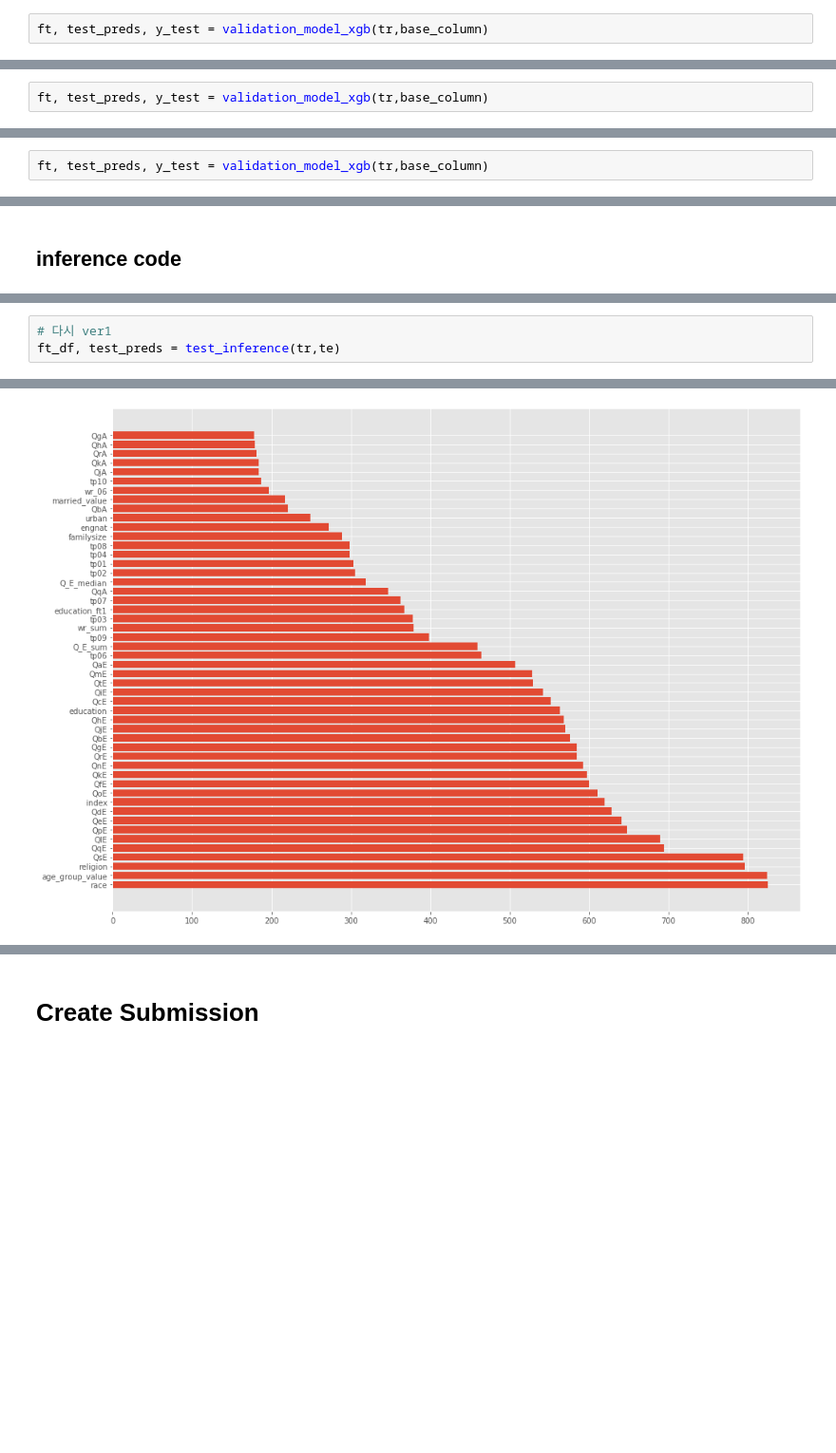
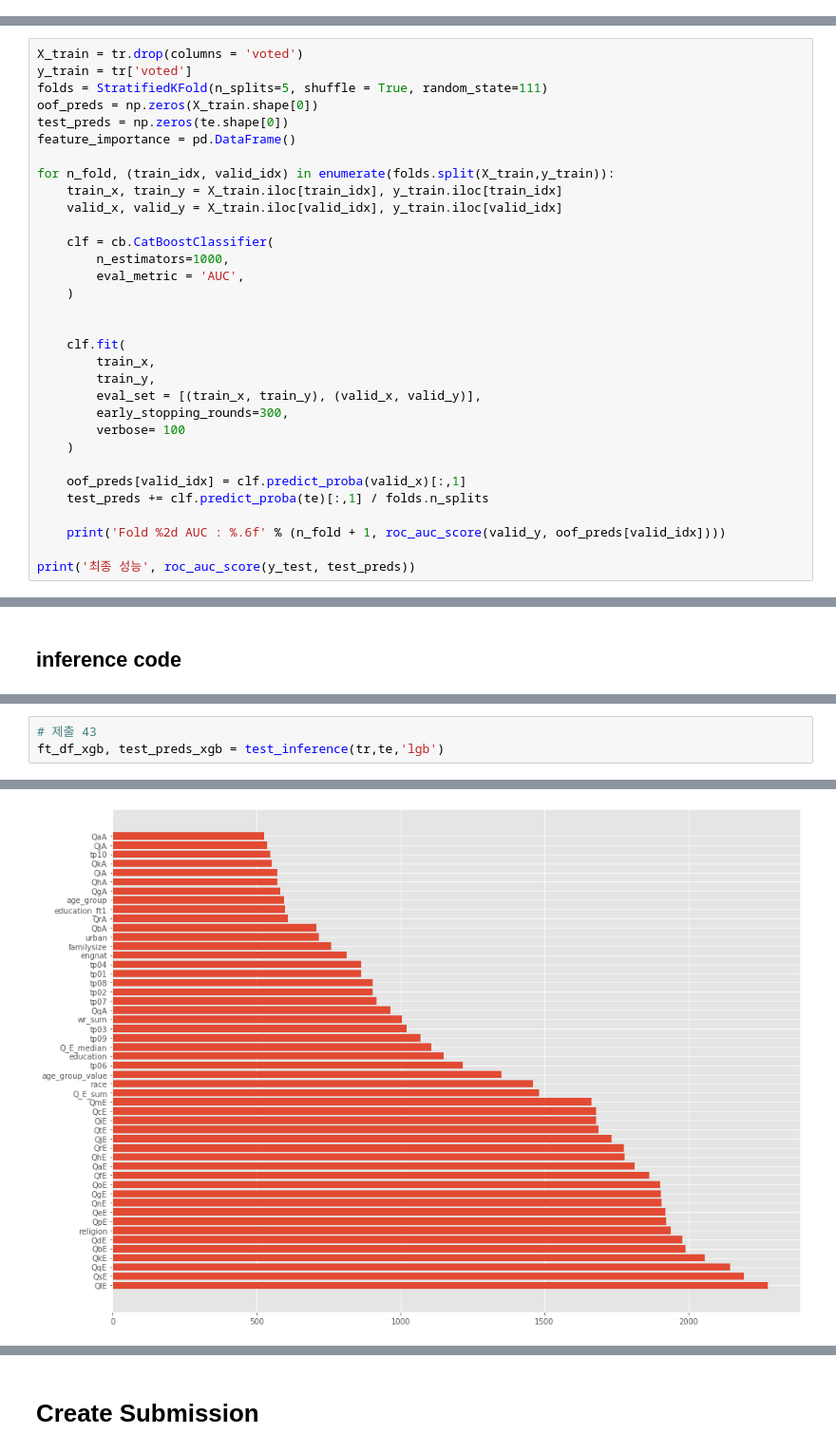
Before and after one commit to minyong-shin/Domestic-competiton, a Jupyter notebook: 데이콘 - 심리성향예측(투표시행여부)/심리성향예측 - 모델링 코드.ipynb, the cells around one changed output, grey strips where cells are left out. Shown: that part at 95% size. Cells and saved outputs as stored; diff of their text form; blank space fills up the shorter version.

```diff
--- a/데이콘 - 심리성향예측(투표시행여부)/심리성향예측 - 모델링 코드.ipynb
+++ b/데이콘 - 심리성향예측(투표시행여부)/심리성향예측 - 모델링 코드.ipynb
@@ -763,2 +478,0 @@ Will train until validation_1-auc hasn't improved in 300 rounds.
-# %%
-ft, test_preds, y_test = validation_model_xgb(tr,base_column)
@@ -784,2 +478,0 @@ Will train until validation_1-auc hasn't improved in 300 rounds.
-# %%
-ft, test_preds, y_test = validation_model_xgb(tr,base_column)
@@ -805,2 +478,0 @@ Will train until validation_1-auc hasn't improved in 300 rounds.
-# %%
-ft, test_preds, y_test = validation_model_xgb(tr,base_column)
@@ -907,0 +881,32 @@ lgbmBO.max
+# %%
+X_train = tr.drop(columns = 'voted')
+y_train = tr['voted']
+folds = StratifiedKFold(n_splits=5, shuffle = True, random_state=111)
+oof_preds = np.zeros(X_train.shape[0])
+test_preds = np.zeros(te.shape[0])
+feature_importance = pd.DataFrame()
+
+for n_fold, (train_idx, valid_idx) in enumerate(folds.split(X_train,y_train)):
+    train_x, train_y = X_train.iloc[train_idx], y_train.iloc[train_idx]
+    valid_x, valid_y = X_train.iloc[valid_idx], y_train.iloc[valid_idx]
+
+    clf = cb.CatBoostClassifier(
+        n_estimators=1000,
+        eval_metric = 'AUC',
+    )
+
+
+    clf.fit(
+        train_x,
+        train_y,
+        eval_set = [(train_x, train_y), (valid_x, valid_y)],
+        early_stopping_rounds=300,
+        verbose= 100
+    )
+
+    oof_preds[valid_idx] = clf.predict_proba(valid_x)[:,1]
+    test_preds += clf.predict_proba(te)[:,1] / folds.n_splits
+
+    print('Fold %2d AUC : %.6f' % (n_fold + 1, roc_auc_score(valid_y, oof_preds[valid_idx])))
+
+print('최종 성능', roc_auc_score(y_test, test_preds))
@@ -1127,5 +1106,5 @@ Did not meet early stopping. Best iteration is:
 # %%
-# 다시 ver1
-ft_df, test_preds = test_inference(tr,te)
+# 제출 43
+ft_df_xgb, test_preds_xgb = test_inference(tr,te,'lgb')
 # %% [output]
 Training until validation scores don't improve for 300 rounds
@@ -1148 +1127 @@ Did not meet early stopping. Best iteration is:
-[figure, old version]
+[figure, new version]
```
Also changed, not shown: parts of 114 cells of this notebook, 6 other files.
